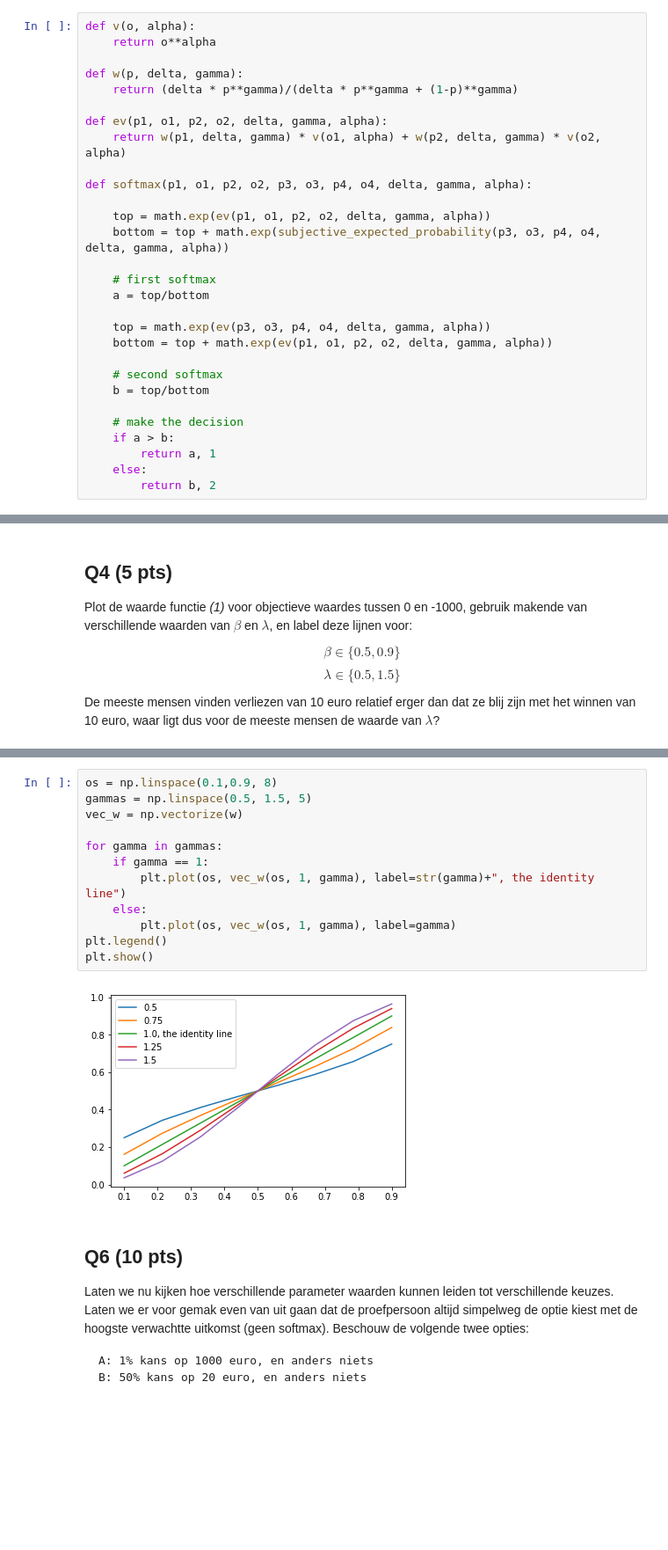
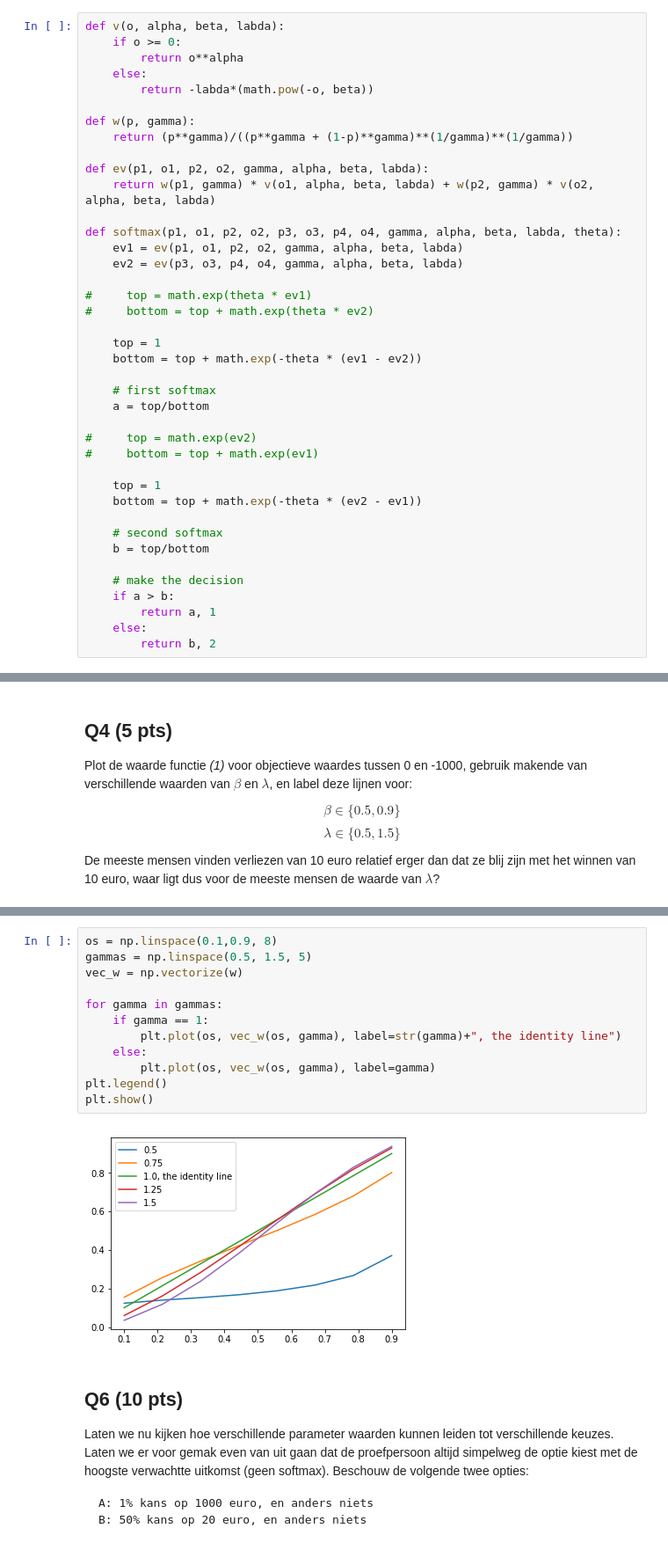
Before and after one commit to Kajzzer/CM, a Jupyter notebook: week_5/assignment_5.ipynb, the cells around one changed output, grey strips where cells are left out. Shown at 88% size. Saved outputs shown, nothing was run; the diff lists cells and outputs as text; blank space fills up the shorter version.

```diff
--- a/week_5/assignment_5.ipynb
+++ b/week_5/assignment_5.ipynb
@@ -46,23 +58,34 @@ Schrijf voor elke van deze 4 functies een functie in Python. Geef bij elke funct
 # %%
-def v(o, alpha):
-    return o**alpha
+def v(o, alpha, beta, labda):
+    if o >= 0:
+        return o**alpha
+    else:
+        return -labda*(math.pow(-o, beta))
 
-def w(p, delta, gamma):
-    return (delta * p**gamma)/(delta * p**gamma + (1-p)**gamma)
+def w(p, gamma):
+    return (p**gamma)/((p**gamma + (1-p)**gamma)**(1/gamma)**(1/gamma))
 
-def ev(p1, o1, p2, o2, delta, gamma, alpha):
-    return w(p1, delta, gamma) * v(o1, alpha) + w(p2, delta, gamma) * v(o2, alpha)
+def ev(p1, o1, p2, o2, gamma, alpha, beta, labda):
+    return w(p1, gamma) * v(o1, alpha, beta, labda) + w(p2, gamma) * v(o2, alpha, beta, labda)
 
-def softmax(p1, o1, p2, o2, p3, o3, p4, o4, delta, gamma, alpha):
+def softmax(p1, o1, p2, o2, p3, o3, p4, o4, gamma, alpha, beta, labda, theta):
+    ev1 = ev(p1, o1, p2, o2, gamma, alpha, beta, labda)
+    ev2 = ev(p3, o3, p4, o4, gamma, alpha, beta, labda)
 
-    top = math.exp(ev(p1, o1, p2, o2, delta, gamma, alpha))
-    bottom = top + math.exp(subjective_expected_probability(p3, o3, p4, o4, delta, gamma, alpha))
+#     top = math.exp(theta * ev1)
+#     bottom = top + math.exp(theta * ev2)
+
+    top = 1
+    bottom = top + math.exp(-theta * (ev1 - ev2))
 
     # first softmax
     a = top/bottom
 
-    top = math.exp(ev(p3, o3, p4, o4, delta, gamma, alpha))
-    bottom = top + math.exp(ev(p1, o1, p2, o2, delta, gamma, alpha))
+#     top = math.exp(ev2)
+#     bottom = top + math.exp(ev1)
+
+    top = 1
+    bottom = top + math.exp(-theta * (ev2 - ev1))
 
     # second softmax
     b = top/bottom
@@ -131,17 +153,17 @@ Bij een gamma kleiner dan 1.
 # %%
 os = np.linspace(0.1,0.9, 8)
 gammas = np.linspace(0.5, 1.5, 5)
 vec_w = np.vectorize(w)
 
 for gamma in gammas:
     if gamma == 1:
-        plt.plot(os, vec_w(os, 1, gamma), label=str(gamma)+", the identity line")
+        plt.plot(os, vec_w(os, gamma), label=str(gamma)+", the identity line")
     else:
-        plt.plot(os, vec_w(os, 1, gamma), label=gamma)
+        plt.plot(os, vec_w(os, gamma), label=gamma)
 plt.legend()
 plt.show()
 # %% [output]
-[figure, old version]
+[figure, new version]
 # %% [markdown]
 ## Q6 (10 pts)
 
```
Also changed, not shown: parts of 19 cells of this notebook, 1 other file.
